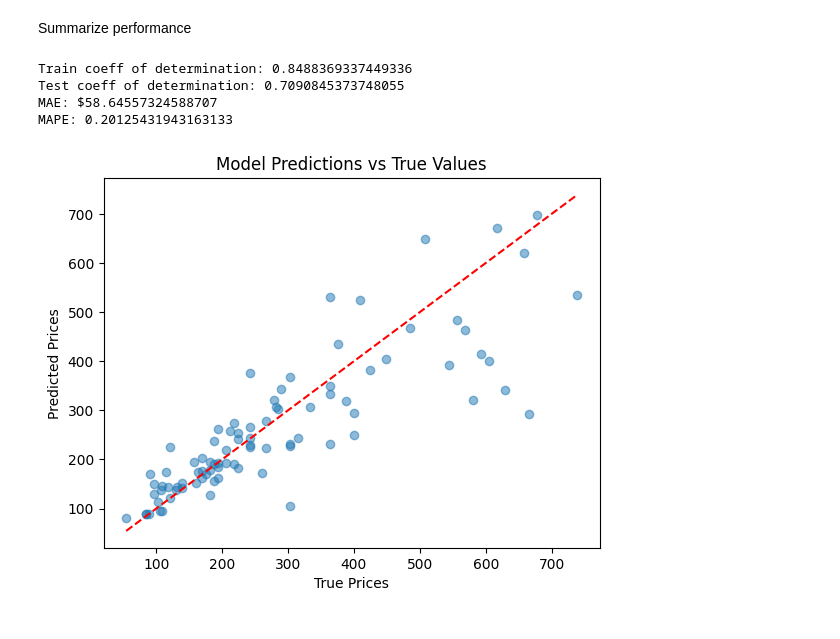
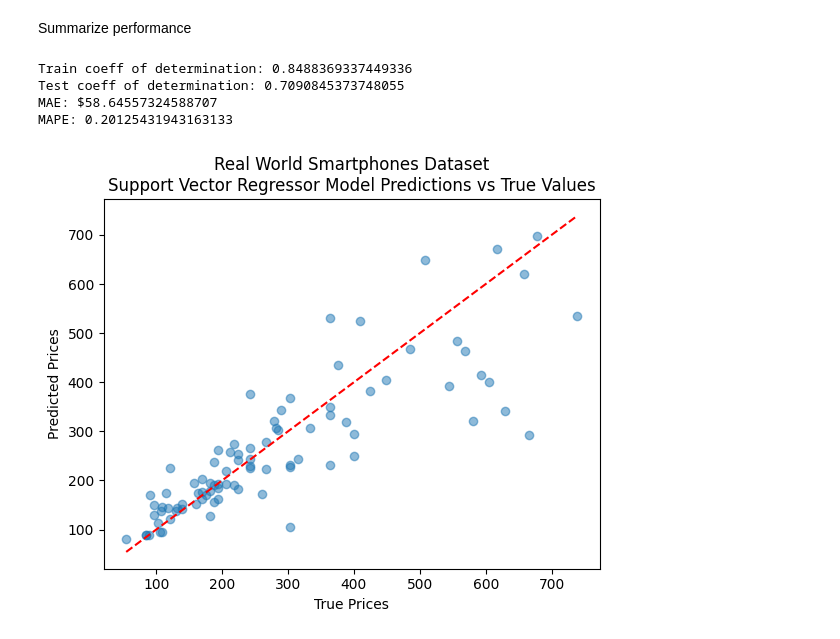
Before and after one commit to Intelligent-QuestionMark/Mobile-Device-Price-Prediction, a Jupyter notebook: Support Vector Regression/Smartphones_SVR.ipynb, the cells around one changed output. Cells and saved outputs as stored; diff of their text form; code cells hidden in the pictures.

```diff
--- a/Support Vector Regression/Smartphones_SVR.ipynb
+++ b/Support Vector Regression/Smartphones_SVR.ipynb
@@ -136,20 +136,20 @@ Summarize performance
 # %%
 print(f"Train coeff of determination: {regressor.score(X_train, y_train)}")
 print(f"Test coeff of determination: {regressor.score(X_test, y_test)}")
 print(f"MAE: ${mean_absolute_error(real_price, predicted_price)}")
 print(f"MAPE: {mean_absolute_percentage_error(real_price, predicted_price)}")
 
 import matplotlib.pyplot as plt
 graph_points = len(y_test)
 plt.scatter(real_price, predicted_price, alpha=0.5)
 plt.plot([min(real_price), max(real_price)], [min(real_price), max(real_price)], 'r--')
 plt.xlabel("True Prices")
 plt.ylabel("Predicted Prices")
-plt.title("Model Predictions vs True Values")
+plt.title("Real World Smartphones Dataset\nSupport Vector Regressor Model Predictions vs True Values")
 plt.show()
 # %% [output]
 Train coeff of determination: 0.8488369337449336
 Test coeff of determination: 0.7090845373748055
 MAE: $58.64557324588707
 MAPE: 0.20125431943163133
-[figure, old version]
+[figure, new version]
```
Also changed, not shown: 2 other files.
